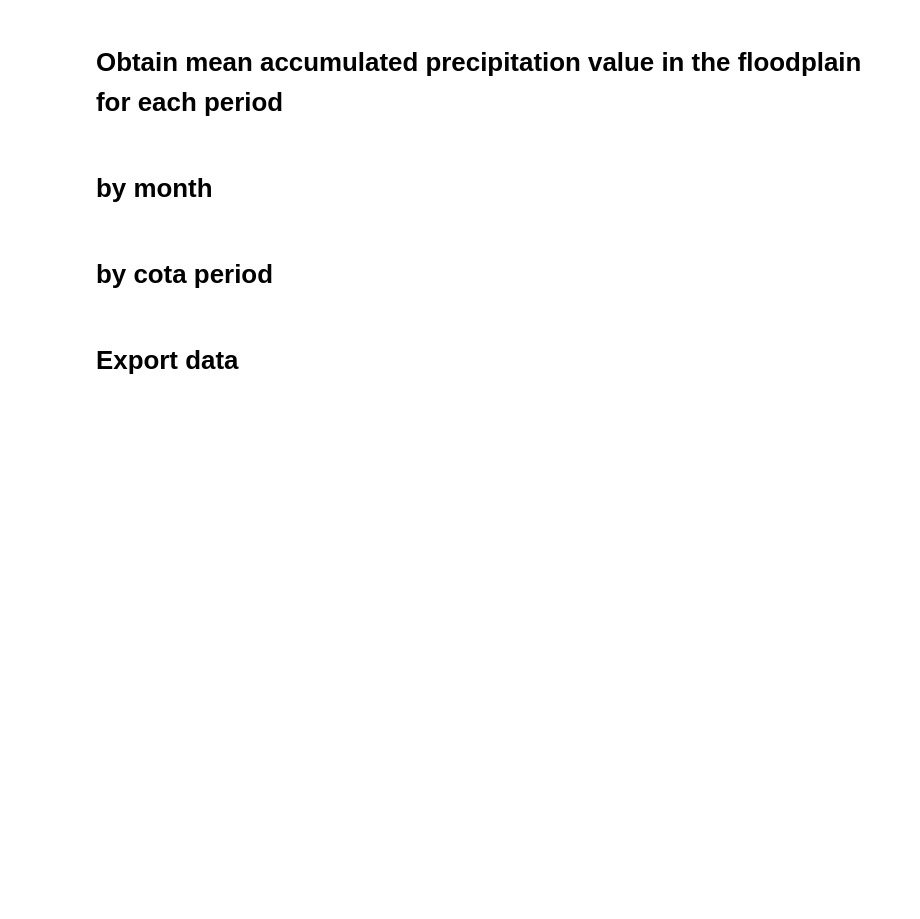
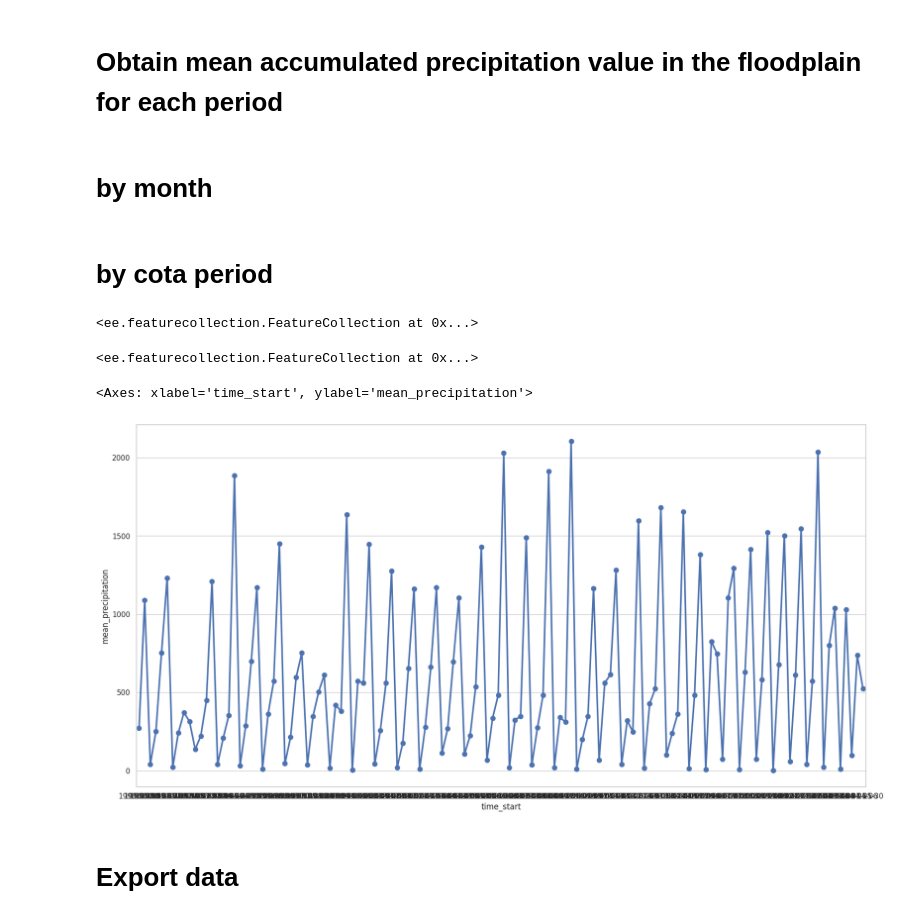
Before and after one commit to larissavaladao/time_series_curuai, a Jupyter notebook: 5. parameters_by_period/4.chirps_time_series.ipynb, the cells around one changed output. Drawn from its saved outputs; the diff is of its cells as text; code cells hidden in the pictures; blank space fills up the shorter version.

Commit message:
ampliar dados ate 1990

```diff
--- a/5. parameters_by_period/4.chirps_time_series.ipynb
+++ b/5. parameters_by_period/4.chirps_time_series.ipynb
@@ -31,7 +35,7 @@ floodplain
 # filter collection
 # %%
 # //Definir o intervalo de tempo
-startyear = 2000
+startyear = 1990
 endyear = 2024
 # %%
 # //Definir nossa data inicial e final
@@ -181,9 +207,23 @@ precip_acum.limit(5)
 # %%
 precip_acum_cota = ee.FeatureCollection(period_mosaics.map(mean_precip))
 precip_acum_cota.limit(5)
+# %% [output]
+<ee.featurecollection.FeatureCollection at 0x...>
 # %%
 precip_acum_cota_n2 = ee.FeatureCollection(period_mosaics_n2.map(mean_precip_n2))
 precip_acum_cota_n2.limit(5)
+# %% [output]
+<ee.featurecollection.FeatureCollection at 0x...>
+# %%
+import seaborn as sns
+df = geemap.ee_to_df(precip_acum_cota)
+#comparar dados = seguem o mesmo padrão, aproximadamente
+sns.set_theme(style="whitegrid",rc={'figure.figsize':(20,10)})
+sns.pointplot(data=df,x = df['time_start'],y = df['mean_precipitation'], linewidth=2.5)
+# mostra que dados das duas estações tem comportamento similar, apesar dos valores de curuai serem maiores que o de obidos.
+# %% [output]
+<Axes: xlabel='time_start', ylabel='mean_precipitation'>
+[figure, added]
 # %% [markdown]
 
 # Export data
```
Also changed, not shown: parts of 7 cells of this notebook.
